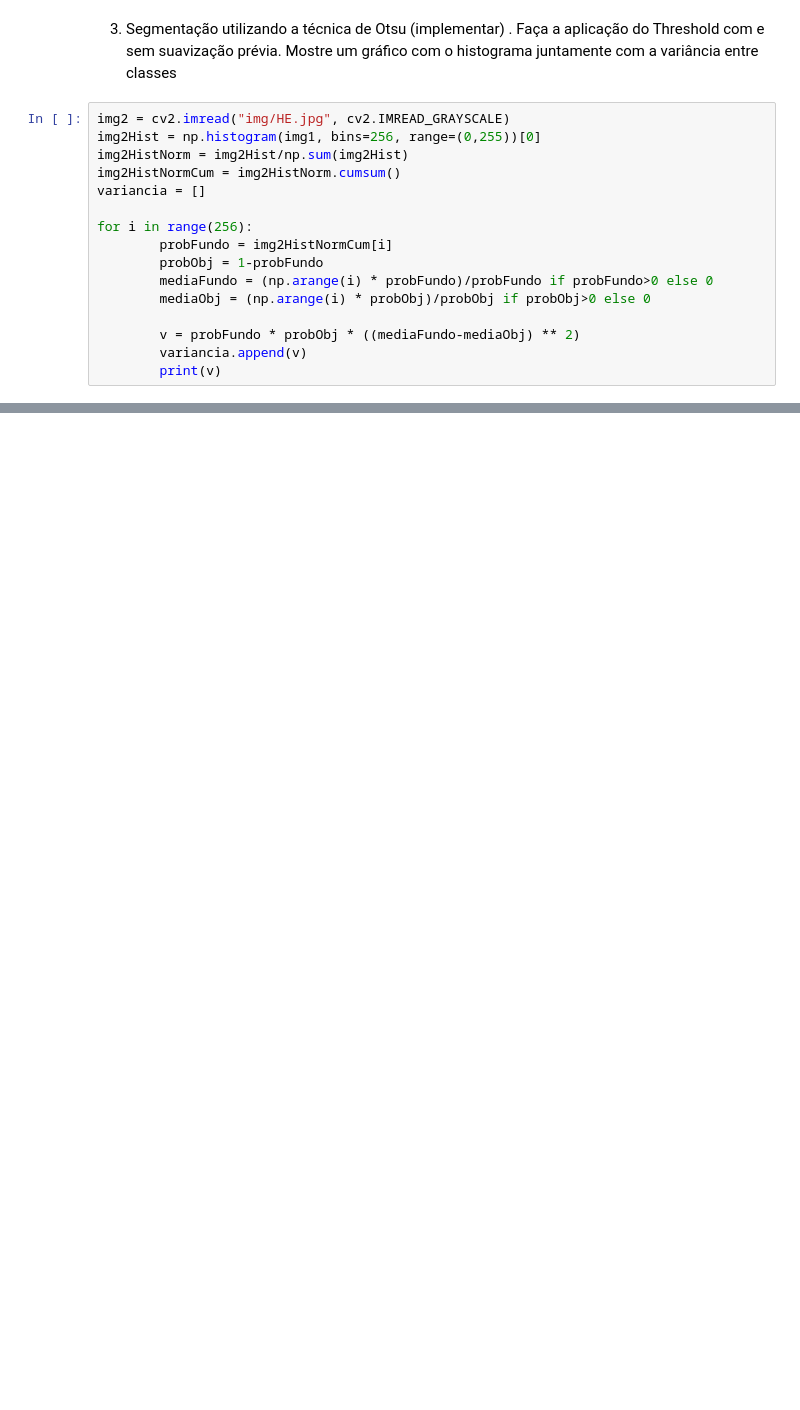
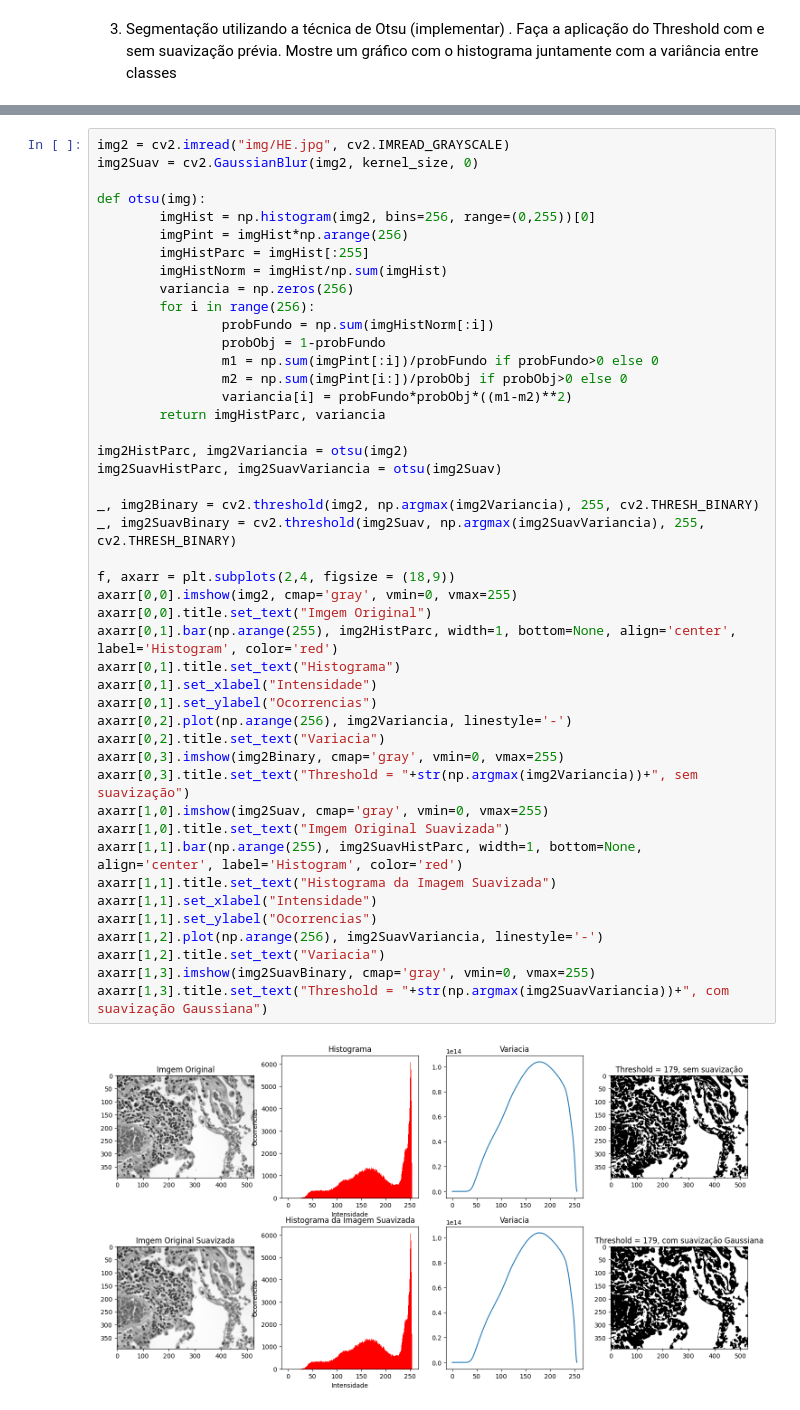
Before and after one commit to HelvesPallin/ppgco-ufu, a Jupyter notebook: ProcessamentoDigitalImagens/lab06/Lab06.ipynb, the cells around one changed output, grey strips where cells are left out. Drawn from its saved outputs; the diff is of its cells as text; blank space fills up the shorter version.

```diff
--- a/ProcessamentoDigitalImagens/lab06/Lab06.ipynb
+++ b/ProcessamentoDigitalImagens/lab06/Lab06.ipynb
@@ -79,18 +81,2 @@ axarr[1,2].title.set_text("Threshold = "+str(tSuav)+", com suavização Média")
 # %% [markdown]
 3. Segmentação utilizando a técnica de Otsu (implementar) . Faça a aplicação do Threshold com e sem suavização prévia. Mostre um gráfico com o histograma juntamente com a variância entre classes
-# %%
-img2 = cv2.imread("img/HE.jpg", cv2.IMREAD_GRAYSCALE)
-img2Hist = np.histogram(img1, bins=256, range=(0,255))[0]
-img2HistNorm = img2Hist/np.sum(img2Hist)
-img2HistNormCum = img2HistNorm.cumsum()
-variancia = []
-
-for i in range(256):
-        probFundo = img2HistNormCum[i]
-        probObj = 1-probFundo
-        mediaFundo = (np.arange(i) * probFundo)/probFundo if probFundo>0 else 0
-        mediaObj = (np.arange(i) * probObj)/probObj if probObj>0 else 0
-
-        v = probFundo * probObj * ((mediaFundo-mediaObj) ** 2)
-        variancia.append(v)
-        print(v)
@@ -114,0 +83,47 @@ for i in range(256):
+# %%
+img2 = cv2.imread("img/HE.jpg", cv2.IMREAD_GRAYSCALE)
+img2Suav = cv2.GaussianBlur(img2, kernel_size, 0)
+
+def otsu(img):
+        imgHist = np.histogram(img2, bins=256, range=(0,255))[0]
+        imgPint = imgHist*np.arange(256)
+        imgHistParc = imgHist[:255]
+        imgHistNorm = imgHist/np.sum(imgHist)
+        variancia = np.zeros(256)
+        for i in range(256):
+                probFundo = np.sum(imgHistNorm[:i])
+                probObj = 1-probFundo
+                m1 = np.sum(imgPint[:i])/probFundo if probFundo>0 else 0
+                m2 = np.sum(imgPint[i:])/probObj if probObj>0 else 0
+                variancia[i] = probFundo*probObj*((m1-m2)**2)
+        return imgHistParc, variancia
+
+img2HistParc, img2Variancia = otsu(img2)
+img2SuavHistParc, img2SuavVariancia = otsu(img2Suav)
+
+_, img2Binary = cv2.threshold(img2, np.argmax(img2Variancia), 255, cv2.THRESH_BINARY)
+_, img2SuavBinary = cv2.threshold(img2Suav, np.argmax(img2SuavVariancia), 255, cv2.THRESH_BINARY)
+
+f, axarr = plt.subplots(2,4, figsize = (18,9))
+axarr[0,0].imshow(img2, cmap='gray', vmin=0, vmax=255)
+axarr[0,0].title.set_text("Imgem Original")
+axarr[0,1].bar(np.arange(255), img2HistParc, width=1, bottom=None, align='center', label='Histogram', color='red')
+axarr[0,1].title.set_text("Histograma")
+axarr[0,1].set_xlabel("Intensidade")
+axarr[0,1].set_ylabel("Ocorrencias")
+axarr[0,2].plot(np.arange(256), img2Variancia, linestyle='-')
+axarr[0,2].title.set_text("Variacia")
+axarr[0,3].imshow(img2Binary, cmap='gray', vmin=0, vmax=255)
+axarr[0,3].title.set_text("Threshold = "+str(np.argmax(img2Variancia))+", sem suavização")
+axarr[1,0].imshow(img2Suav, cmap='gray', vmin=0, vmax=255)
+axarr[1,0].title.set_text("Imgem Original Suavizada")
+axarr[1,1].bar(np.arange(255), img2SuavHistParc, width=1, bottom=None, align='center', label='Histogram', color='red')
+axarr[1,1].title.set_text("Histograma da Imagem Suavizada")
+axarr[1,1].set_xlabel("Intensidade")
+axarr[1,1].set_ylabel("Ocorrencias")
+axarr[1,2].plot(np.arange(256), img2SuavVariancia, linestyle='-')
+axarr[1,2].title.set_text("Variacia")
+axarr[1,3].imshow(img2SuavBinary, cmap='gray', vmin=0, vmax=255)
+axarr[1,3].title.set_text("Threshold = "+str(np.argmax(img2SuavVariancia))+", com suavização Gaussiana")
+# %% [output]
+[figure, added]
```
Also changed, not shown: parts of 2 cells of this notebook.
